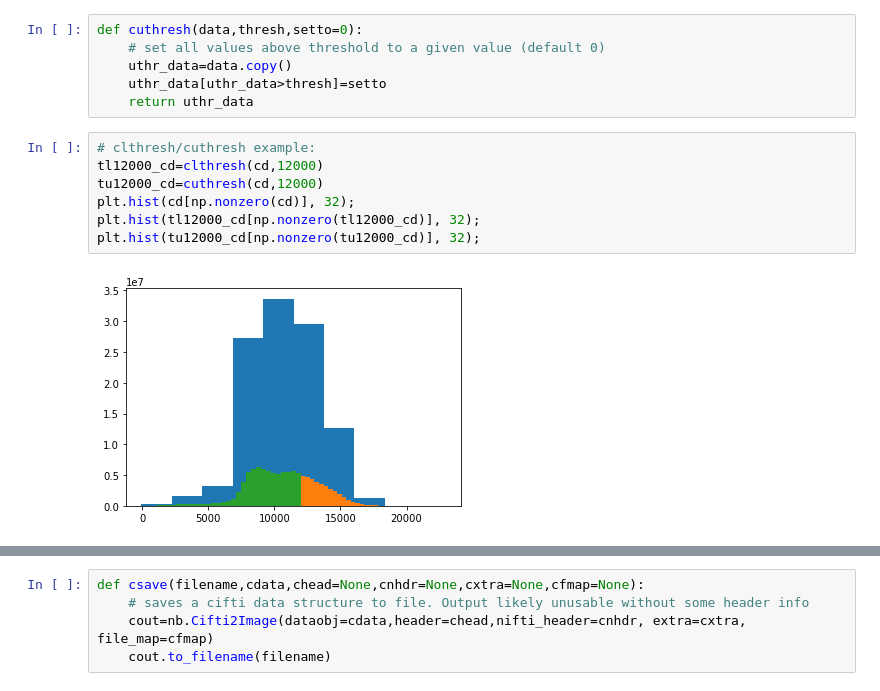
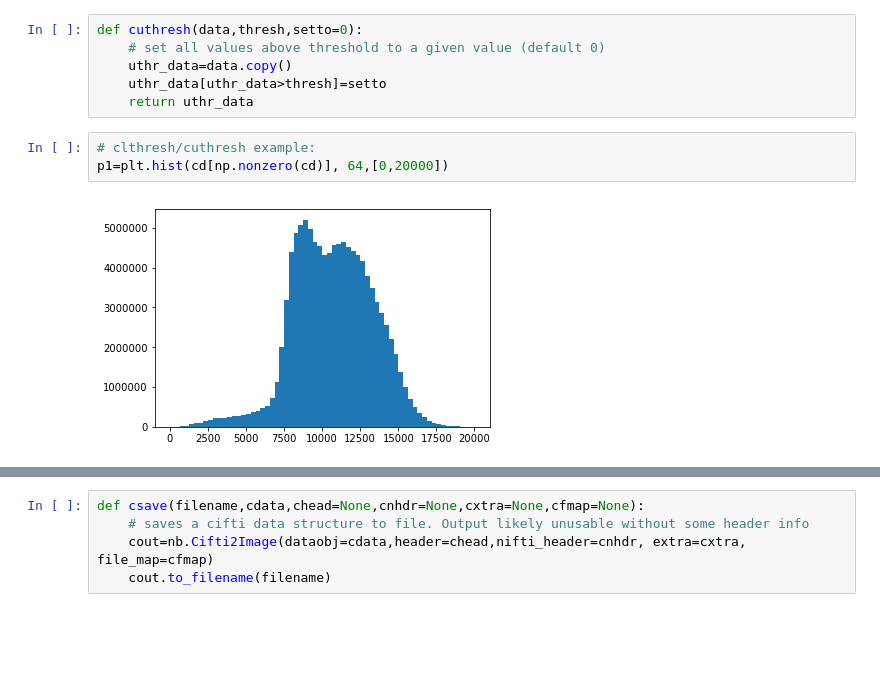
Before and after one commit to neurohackweek/NHW_visualization, a Jupyter notebook: presentation.ipynb, the cells around one changed output, grey strips where cells are left out. Saved outputs shown, nothing was run; the diff lists cells and outputs as text; blank space fills up the shorter version.

```diff
--- a/presentation.ipynb
+++ b/presentation.ipynb
@@ -208,12 +236,8 @@ def cuthresh(data,thresh,setto=0):
     uthr_data=data.copy()
     uthr_data[uthr_data>thresh]=setto
     return uthr_data
-# %%
-# clthresh/cuthresh example:
-tl12000_cd=clthresh(cd,12000)
-tu12000_cd=cuthresh(cd,12000)
-plt.hist(cd[np.nonzero(cd)], 32);
-plt.hist(tl12000_cd[np.nonzero(tl12000_cd)], 32);
-plt.hist(tu12000_cd[np.nonzero(tu12000_cd)], 32);
-# %% [output]
-[figure, removed]
+# %%
+# clthresh/cuthresh example:
+p1=plt.hist(cd[np.nonzero(cd)], 64,[0,20000])
+# %% [output]
+[figure, added]
```
Also changed, not shown: parts of 16 cells of this notebook, 1 other file.
